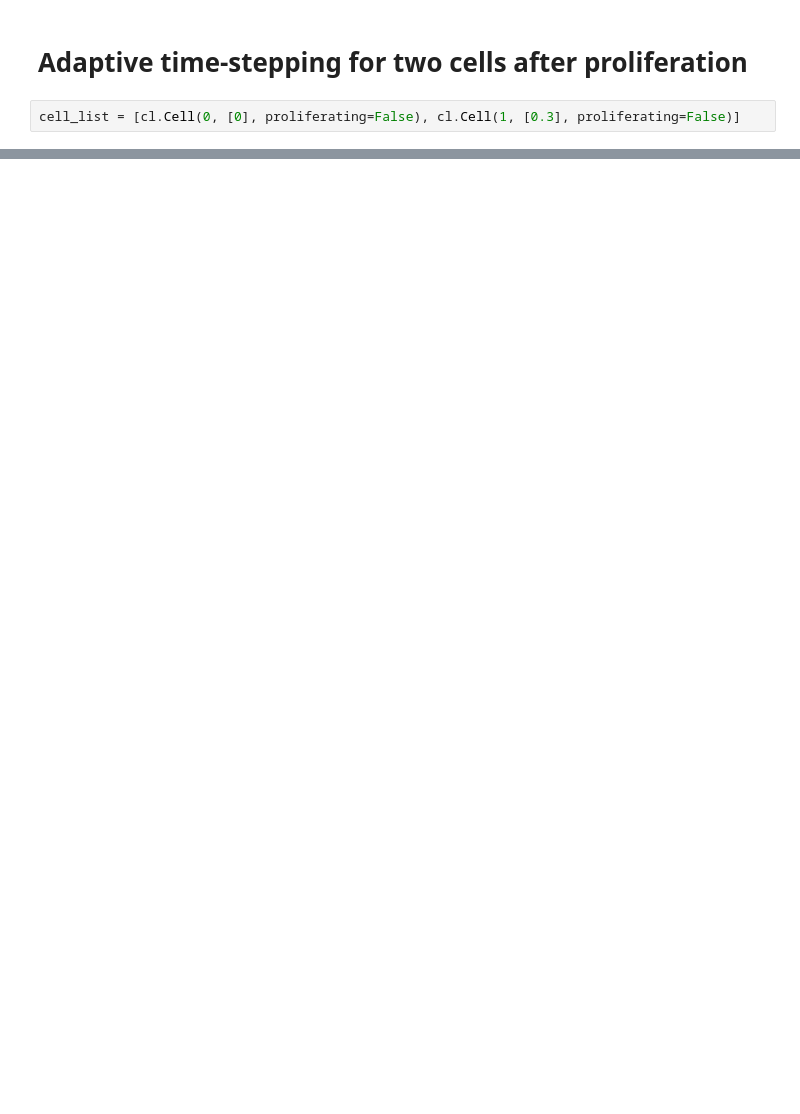
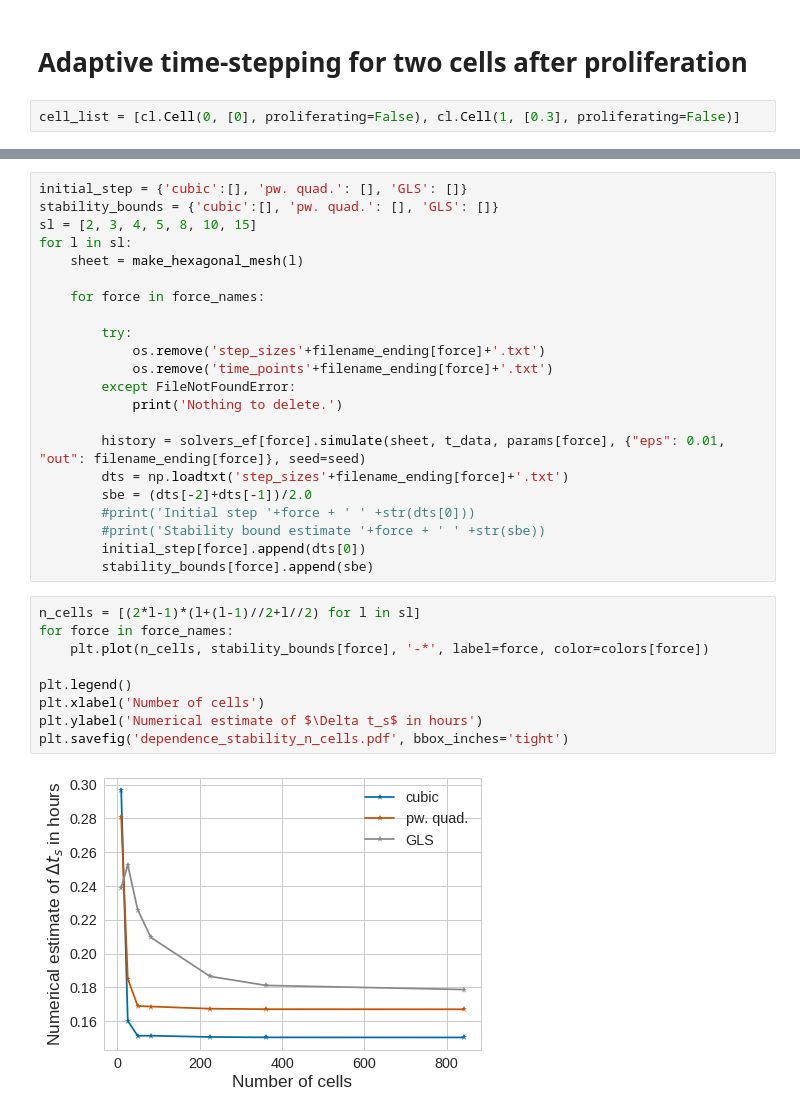
Before and after one commit to somathias/cbmos, a Jupyter notebook: exp-draft.ipynb, the cells around one changed output, grey strips where cells are left out. Drawn from its saved outputs; the diff is of its cells as text; blank space fills up the shorter version.

```diff
--- a/exp-draft.ipynb
+++ b/exp-draft.ipynb
@@ -86,0 +245,33 @@ Stability bound estimate GLS 0.5548558343167054
+# %%
+initial_step = {'cubic':[], 'pw. quad.': [], 'GLS': []}
+stability_bounds = {'cubic':[], 'pw. quad.': [], 'GLS': []}
+sl = [2, 3, 4, 5, 8, 10, 15]
+for l in sl:
+    sheet = make_hexagonal_mesh(l)
+
+    for force in force_names:
+
+        try:
+            os.remove('step_sizes'+filename_ending[force]+'.txt')
+            os.remove('time_points'+filename_ending[force]+'.txt')
+        except FileNotFoundError:
+            print('Nothing to delete.')
+
+        history = solvers_ef[force].simulate(sheet, t_data, params[force], {"eps": 0.01, "out": filename_ending[force]}, seed=seed)
+        dts = np.loadtxt('step_sizes'+filename_ending[force]+'.txt')
+        sbe = (dts[-2]+dts[-1])/2.0
+        #print('Initial step '+force + ' ' +str(dts[0]))
+        #print('Stability bound estimate '+force + ' ' +str(sbe))
+        initial_step[force].append(dts[0])
+        stability_bounds[force].append(sbe)
+# %%
+n_cells = [(2*l-1)*(l+(l-1)//2+l//2) for l in sl]
+for force in force_names:
+    plt.plot(n_cells, stability_bounds[force], '-*', label=force, color=colors[force])
+
+plt.legend()
+plt.xlabel('Number of cells')
+plt.ylabel('Numerical estimate of $\Delta t_s$ in hours')
+plt.savefig('dependence_stability_n_cells.pdf', bbox_inches='tight')
+# %% [output]
+[figure, added]
```
Also changed, not shown: parts of 15 cells of this notebook, 1 other file.
